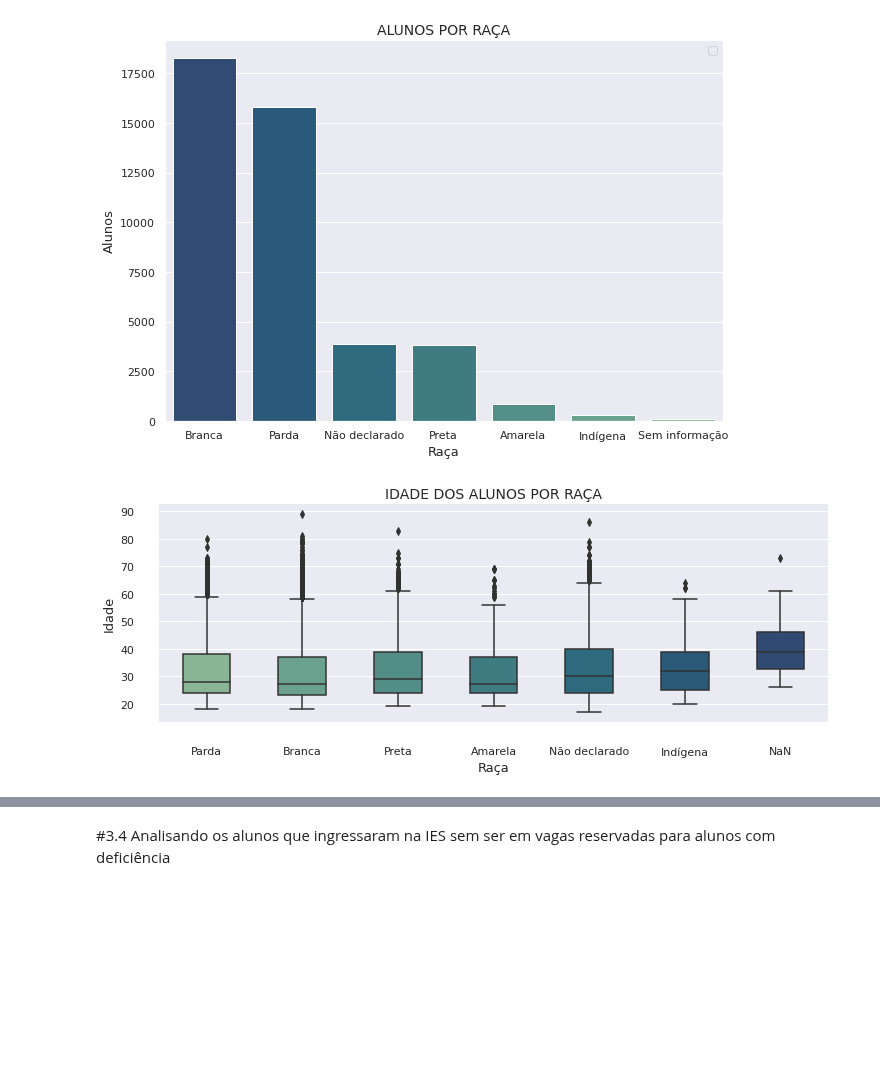
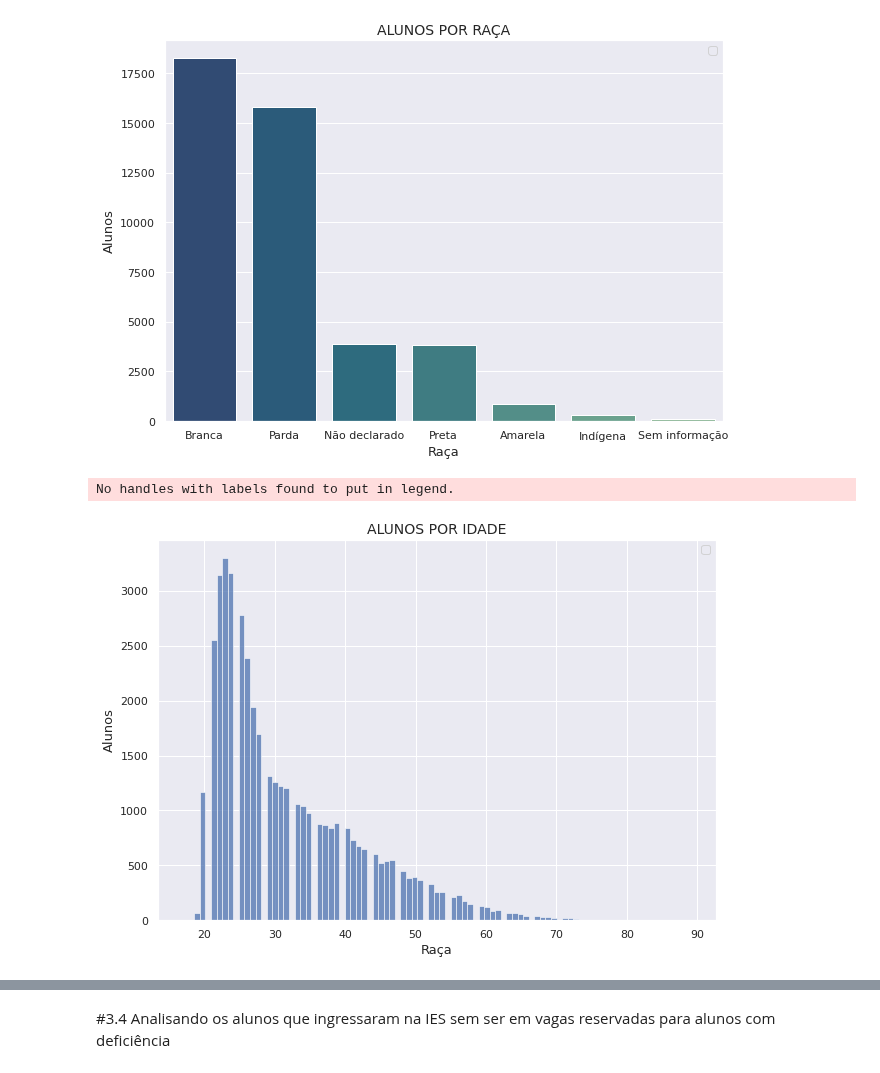
Before and after one commit to roxacarv/edulearn, a Jupyter notebook: Edulearn.ipynb, the cells around one changed output, grey strips where cells are left out. Saved outputs shown, nothing was run; the diff lists cells and outputs as text; code cells hidden in the pictures; blank space fills up the shorter version.

```diff
--- a/Edulearn.ipynb
+++ b/Edulearn.ipynb
@@ -1056,11 +1057,13 @@ No handles with labels found to put in legend.
 [figure]
 # %%
 #Visualizando os alunos pela idade
-plt.figure(figsize =(12, 4))
-sns.boxplot(y=df_aluno['IDADE'], palette='crest', x=df_a['RACA'], width=0.5)
-sns.despine(offset=15, trim=True)
-plt.title("IDADE DOS ALUNOS POR RAÇA", loc="center", fontsize=14)
-plt.xlabel("Raça", fontsize=13), plt.ylabel('Idade', fontsize=13)
-plt.savefig('idades_por_raca.png', transparent = True)
+plt.figure(figsize =(10, 7))
+#sns.barplot(y=df_perfil_raca_ordenado['ALUNOS'], palette='crest_r', x=df_perfil_raca_ordenado['RACA'])
+sns.histplot(data=perfil_aluno, x='IDADE')
+plt.title("ALUNOS POR IDADE", fontsize=14)
+plt.legend()
+plt.xlabel("Raça", fontsize=13), plt.ylabel('Alunos', fontsize=13)
+plt.savefig('perfil_idade.png', transparent = True)
 # %% [output]
+No handles with labels found to put in legend.
-[figure, old version]
+[figure, new version]
```
Also changed, not shown: parts of 98 cells of this notebook.
